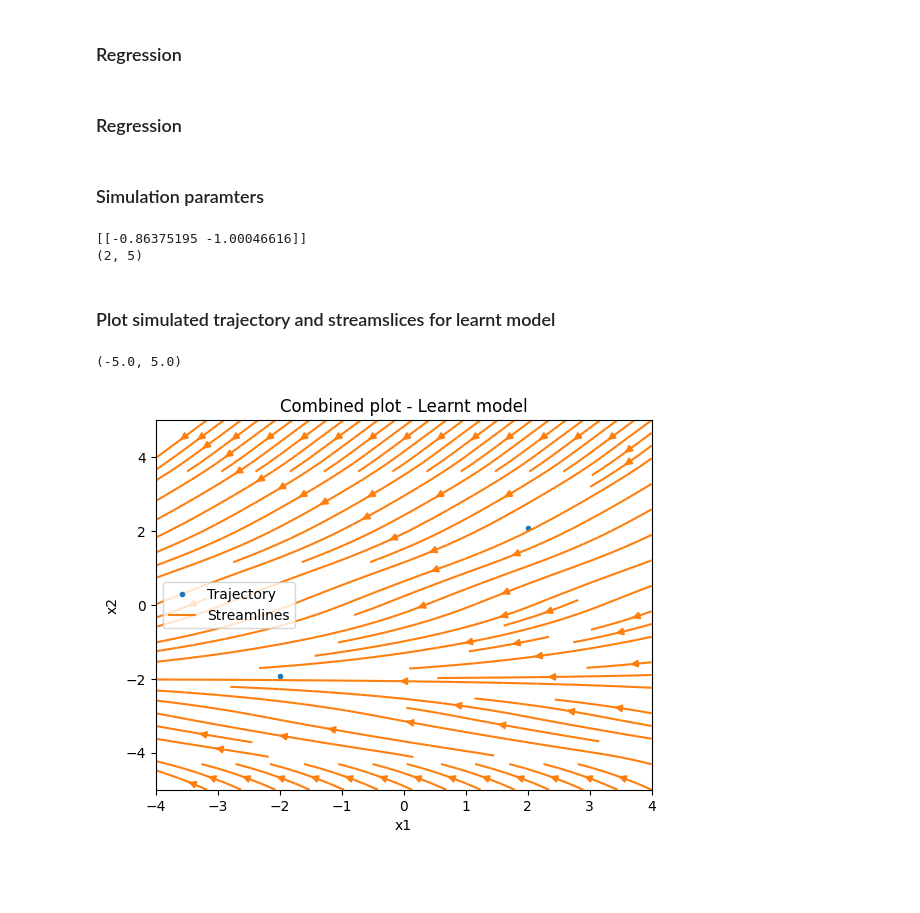
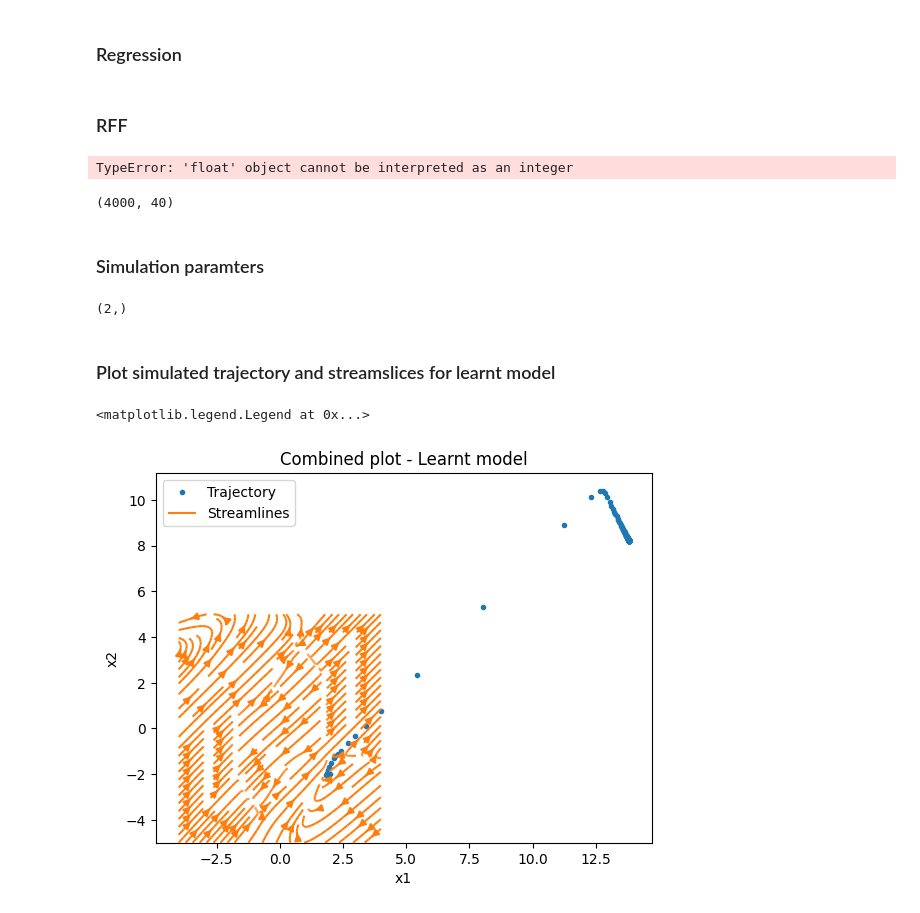
Before and after one commit to helenatp/prosjektoppgaveTPK4560, a Jupyter notebook: src/oscillator_with_rff.ipynb, the cells around one changed output. Cells and saved outputs as stored; diff of their text form; code cells hidden in the pictures; blank space fills up the shorter version.

```diff
--- a/src/oscillator_with_rff.ipynb
+++ b/src/oscillator_with_rff.ipynb
@@ -41,7 +41,7 @@ def model_van_der_pol(t, x):
 # similar to ODE45 in python: results = solve_ivp(obj_func, t_span, y0, t_eval = time_series)
 
 # noise for a bit of challange
-noise_sigma = 0.1
+noise_sigma = 0.0
 
 # init data containers
 x = np.zeros((size_of_state, number_of_timesteps))
@@ -184,7 +184,7 @@ num_of_samples = 20
 w = randn(size_of_state, num_of_samples)/sigma
 b = rand(1,num_of_samples)*2*np.pi
 # %% [markdown]
-### Regression
+### RFF
 # %%
 def psi(x, w, b):
     return np.sqrt(2) * np.cos(w.T@x + b)
@@ -192,6 +192,7 @@ def psi(x, w, b):
 def psi_vector(x, w, b, m):
     psi_vector = np.zeros(m)
     for i in range(m):
+        x = x.reshape((-1,))
         psi_vector[i] = psi(x, w[:, i], b[:,i])
     return np.array(psi_vector)
 
@@ -202,26 +203,35 @@ def capital_psi(x, w, b, m, dim):
 
 def phi(x, w, b, n, m, dim):
     phi = np.zeros((dim*n, dim*m))
+    print(phi.shape)
     for i in range(0, n):
         psi = capital_psi(x[:,i], w, b, m, dim)
-        phi[dim*i] = psi[0]
-        phi[dim*i+1] = psi[1]
+        phi[dim*i] = psi[0].T
+        phi[dim*i+1] = psi[1].T
     return phi
 
 def alpha_approx(x_vector, y, dim, m, lam, n):
     phi_ = phi(x_vector, w, b, n, m, dim)
+    print(phi_.shape)
     alpha_inv_part = np.linalg.inv(phi_.T @ phi_ + lam*np.eye(dim*m))
     y_reshaped = np.reshape(y, (-1,1))
     alpha = alpha_inv_part @ (phi_.T @ y_reshaped)
     return alpha
+
+phi = phi(x_train[:,0], y_train[:,1], dim_of_function, num_of_samples, 0.000001, num_of_points)
+print(phi)
+# %% [output]
+TypeError: 'float' object cannot be interpreted as an integer
+# %%
+# Get alphas (coefficient vectors)
+lambda_ = 0.000001 # regularization parameter lamda
+alpha_array_rff = alpha_approx(x_train, y_train, dim_of_function, num_of_samples, lambda_, num_of_points)
+# %% [output]
+(4000, 40)
 # %%
-# Get alphas (coefficient vectors)
-lambda_ = 0.000001 # regularization parameter lamda
-alpha_array_rff = alpha_approx(x_train, y_train, dim_of_function, num_of_samples, lambda_, num_of_points)
-
 # Create callable function for learnt dynamics (straight from working note)
 def learnt_model(t, x):
-    func = capital_psi(x_train[:, i], w, b, num_of_samples, dim_of_function) @ alpha_array_rff
+    func = capital_psi(x, w, b, num_of_samples, dim_of_function) @ alpha_array_rff
     return func.T
 # %% [markdown]
 ### Simulation paramters
@@ -229,38 +239,37 @@ def learnt_model(t, x):
 init_time = 0
 end_time = 50
 timespan = np.array([init_time, end_time])
-init_condition = np.array([2, -2])
+init_condition = np.array(([2, -2]))
+
+print(init_condition.shape)
 
 # Solve diff. equations using learnt model with solve_ivp
 data_series = solve_ivp(learnt_model, timespan, init_condition).y
-print(learnt_model(0, x_train[:,:]))
-print(data_series.shape)
 # %% [output]
-[[-0.86375195 -1.00046616]]
-(2, 5)
+(2,)
 # %% [markdown]
 ### Plot simulated trajectory and streamslices for learnt model
 # %%
 u_learnt = np.zeros(X1.shape)
 v_learnt = np.zeros(X1.shape)
 
 # for loop to get the velocity at each point witht the learnt model
 for (i,j), value in np.ndenumerate(X1):
 
     # get velocities at each point
     Y_prime = learnt_model(t, np.array([value, X2[i, j]]))
     u_learnt[i,j] = Y_prime[:,0]
     v_learnt[i,j] = Y_prime[:,1]
 
 plt.figure()
 plt.title('Combined plot - Learnt model')
-plt.plot(data_series[:, 0], data_series[:, 1], '.', linewidth=1)
+plt.plot(data_series[0, :], data_series[1, :], '.', linewidth=1)
 plt.streamplot(X1, X2, u_learnt, v_learnt)
 plt.xlabel('x1')
 plt.ylabel('x2')
 plt.legend(['Trajectory', 'Streamlines'])
-plt.xlim([lower_bound_x1, upper_bound_x1])
-plt.ylim([lower_bound_x2, upper_bound_x2])
+#plt.xlim([lower_bound_x1, upper_bound_x1])
+#plt.ylim([lower_bound_x2, upper_bound_x2])
 # %% [output]
-(-5.0, 5.0)
+<matplotlib.legend.Legend at 0x...>
-[figure, old version]
+[figure, new version]
```
Also changed, not shown: parts of 2 cells of this notebook, 1 other file.
